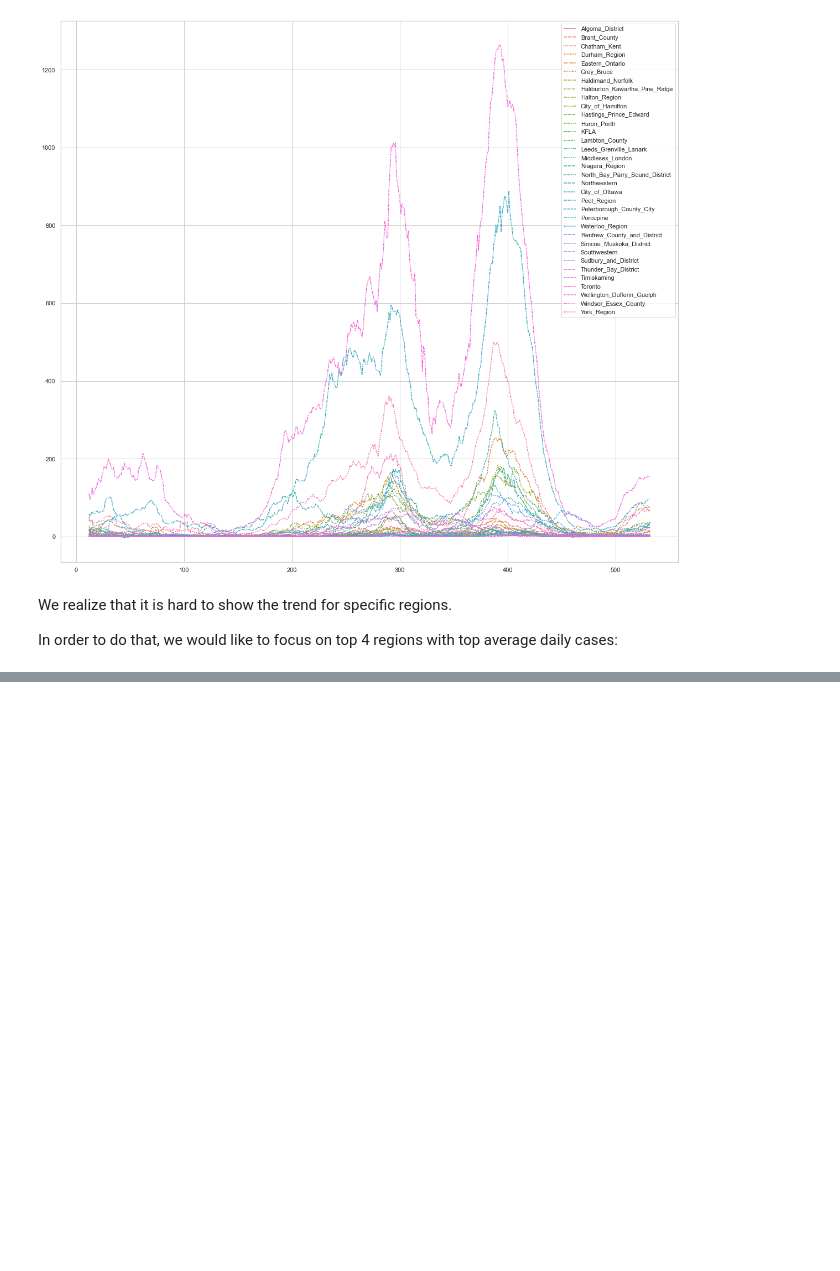
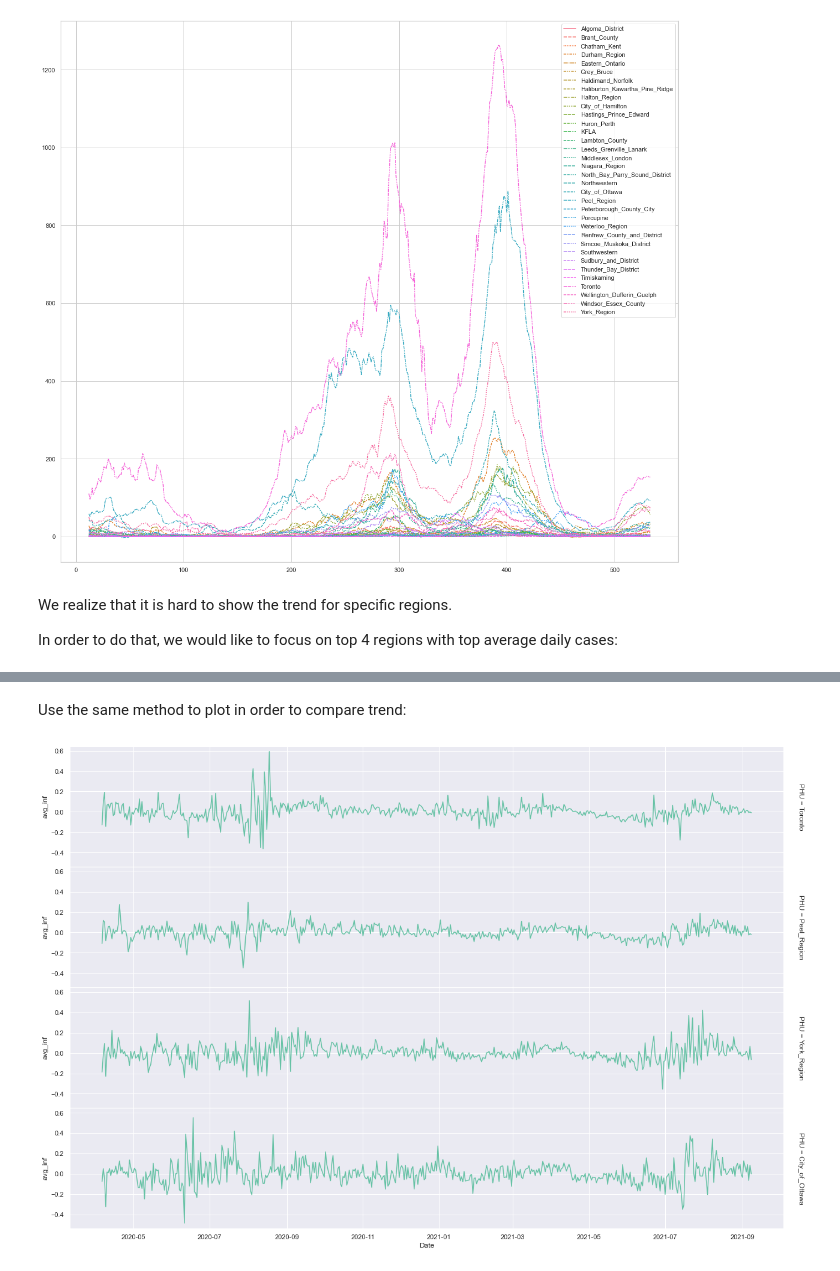
Before and after one commit to keqideng/data_analysis_portfolio_project, a Jupyter notebook: ontario_covid_analysis/ontario_covid_analysis.ipynb, the cells around one changed output, grey strips where cells are left out. Cells and saved outputs as stored; diff of their text form; code cells hidden in the pictures; blank space fills up the shorter version.

```diff
--- a/ontario_covid_analysis/ontario_covid_analysis.ipynb
+++ b/ontario_covid_analysis/ontario_covid_analysis.ipynb
@@ -140,0 +191,9 @@ The regions with top 4 daily COVID-19 cases are Toronto, Peel, York and Ottawa.
+# %% [markdown]
+Use the same method to plot in order to compare trend:
+# %%
+sns.set_theme(style='darkgrid', palette='Set2')
+fig = sns.FacetGrid(data=phu_four_reg_pct_stack, row='PHU', margin_titles=True, despine=False, height=3, aspect=6)
+fig.map(sns.lineplot, 'Date', 'avg_inf')
+fig.figure.subplots_adjust(hspace=0)
+# %% [output]
+[figure, added]
```
Also changed, not shown: parts of 16 cells of this notebook, 1 other file.
